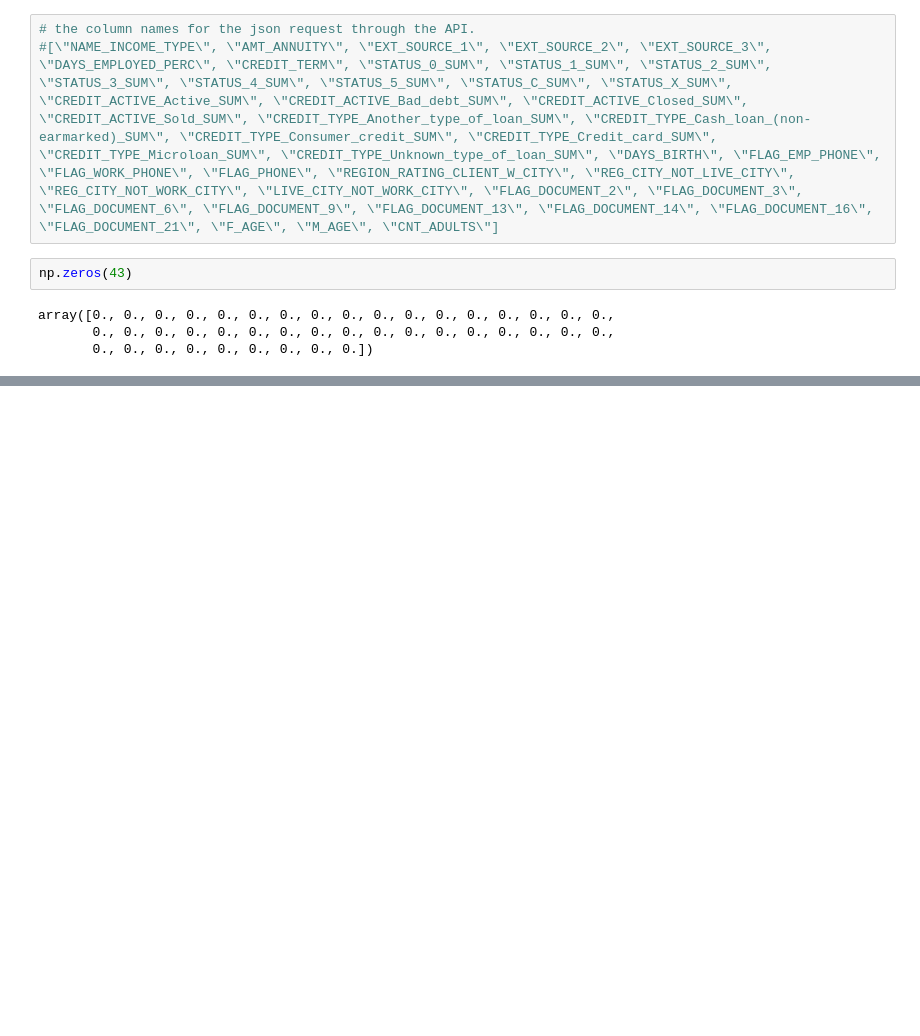
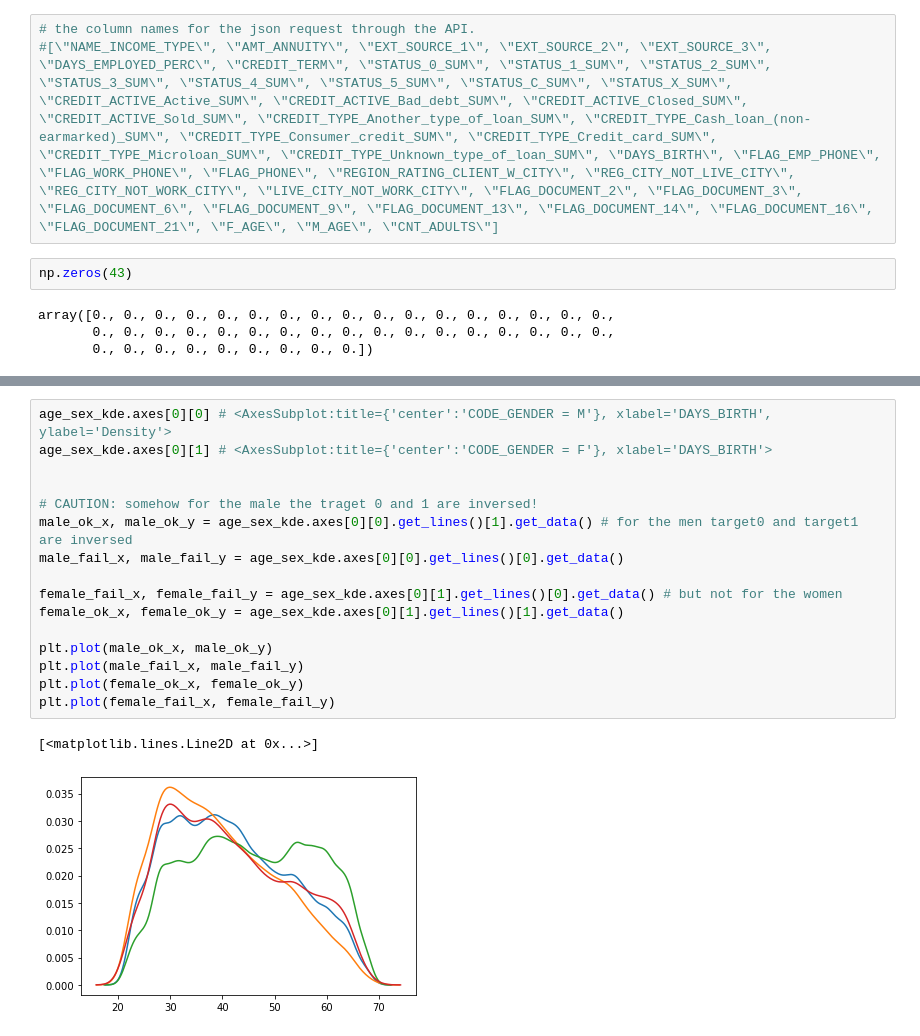
Before and after one commit to VeronikaBerezhnaia/OC_P7_credit_scoring, a Jupyter notebook: Implementez_modele_scoring.ipynb, the cells around one changed output, grey strips where cells are left out. Drawn from its saved outputs; the diff is of its cells as text; blank space fills up the shorter version.

```diff
--- a/Implementez_modele_scoring.ipynb
+++ b/Implementez_modele_scoring.ipynb
@@ -3152,0 +3044,19 @@ shap.decision_plot(linear_explainer.expected_value,
+# %%
+age_sex_kde.axes[0][0] # <AxesSubplot:title={'center':'CODE_GENDER = M'}, xlabel='DAYS_BIRTH', ylabel='Density'>
+age_sex_kde.axes[0][1] # <AxesSubplot:title={'center':'CODE_GENDER = F'}, xlabel='DAYS_BIRTH'>
+
+
+# CAUTION: somehow for the male the traget 0 and 1 are inversed!
+male_ok_x, male_ok_y = age_sex_kde.axes[0][0].get_lines()[1].get_data() # for the men target0 and target1 are inversed
+male_fail_x, male_fail_y = age_sex_kde.axes[0][0].get_lines()[0].get_data()
+
+female_fail_x, female_fail_y = age_sex_kde.axes[0][1].get_lines()[0].get_data() # but not for the women
+female_ok_x, female_ok_y = age_sex_kde.axes[0][1].get_lines()[1].get_data()
+
+plt.plot(male_ok_x, male_ok_y)
+plt.plot(male_fail_x, male_fail_y)
+plt.plot(female_ok_x, female_ok_y)
+plt.plot(female_fail_x, female_fail_y)
+# %% [output]
+[<matplotlib.lines.Line2D at 0x...>]
+[figure, added]
```
Also changed, not shown: parts of 78 cells of this notebook, 1 other file.
